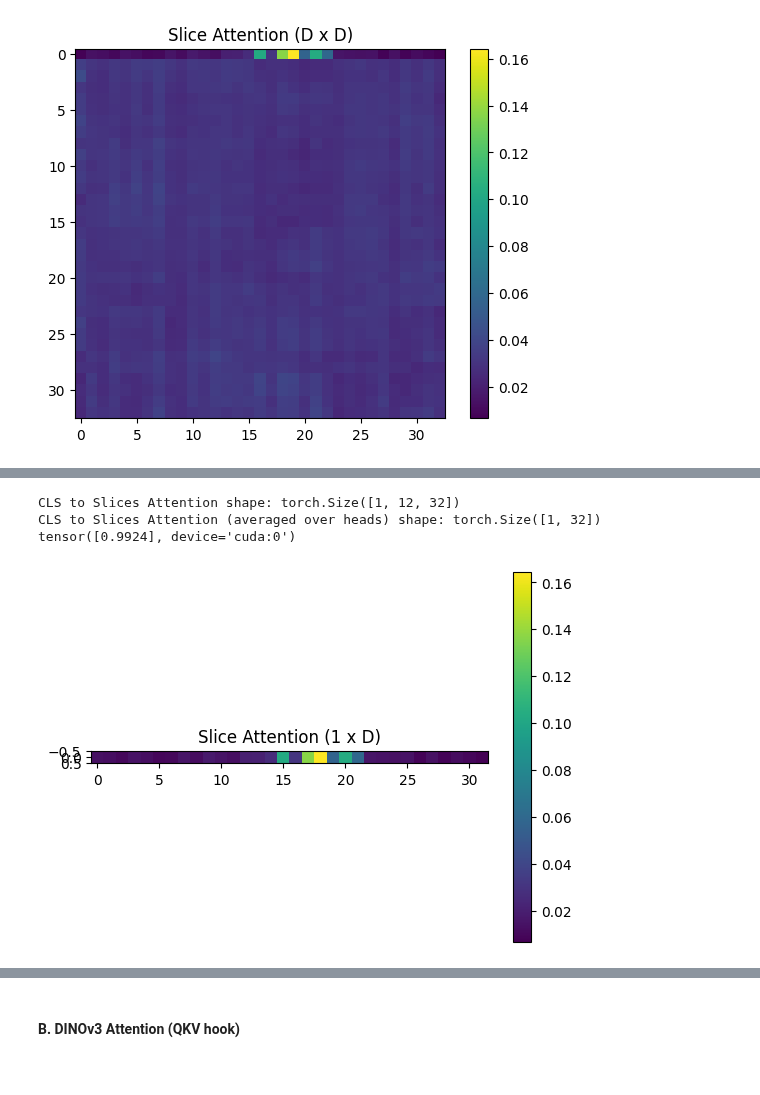
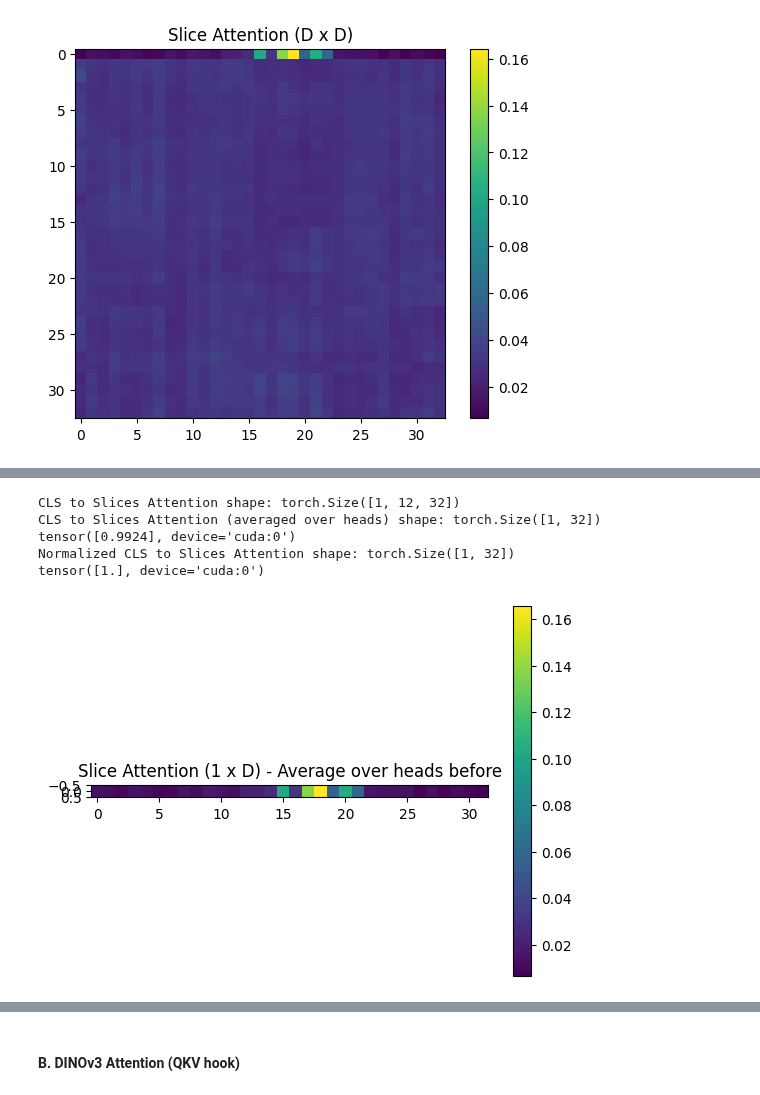
Before and after one commit to friendorus/Faithful-Faithfulness-Evaluations, a Jupyter notebook: scripts/Jupyter_notebook/Attention.ipynb, the cells around one changed output, grey strips where cells are left out. Drawn from its saved outputs; the diff is of its cells as text; code cells hidden in the pictures.

```diff
--- a/scripts/Jupyter_notebook/Attention.ipynb
+++ b/scripts/Jupyter_notebook/Attention.ipynb
@@ -150,26 +137,34 @@ plt.show()
 ![image.png](attachment:image.png)
 ref: https://gitlab.cc-asp.fraunhofer.de/petersen1/odelia-duke-clf/-/blob/main/mst/models/dino.py?ref_type=heads
 # %%
-# [1, 12, 33, 33]  [B, heads, N (i), N (j)] # How much token i attnends to token j
-# i = query token, j = key token
-# Want to extract attention [CLS --> each slice]
-# Get i = 0 -> Query = CLS token, j = 1-32 -> slice tokens (all slices)
+## [1, 12, 33, 33]  [B, heads, N (i), N (j)] # How much token i attnends to token j
+## i = query token, j = key token
+## Want to extract attention [CLS --> each slice]
+    ## Get i = 0 -> Query = CLS token, j = 1-32 -> slice tokens (all slices)
 attn_slices_cls = slice_attn[:, :, 0, 1:]  # [B, heads, N-1] -> CLS token attending to each slice token
 print("CLS to Slices Attention shape:", attn_slices_cls.shape)
 
 attn_slices_cls = attn_slices_cls.mean(dim=1) # average over heads -> [B, N-1]
 print("CLS to Slices Attention (averaged over heads) shape:", attn_slices_cls.shape)
 
 sums = attn_slices_cls.sum(dim=-1)   # [B, N-1] sum over batch -> [N-1]
 print(sums)
 
+# Normalize Attention so that all slice weights sum to 1
+attn_slices_cls /= attn_slices_cls.sum(dim=-1, keepdim=True)  # [B, N-1] normalized
+print("Normalized CLS to Slices Attention shape:", attn_slices_cls.shape)
+sums = attn_slices_cls.sum(dim=-1)   # [B, N-1] sum over batch -> [N-1]
+print(sums)
+
 plt.imshow(attn_slices_cls.cpu())
-plt.title("Slice Attention (1 x D)")
+plt.title("Slice Attention (1 x D) - Average over heads before")
 plt.colorbar()
 plt.show()
 # %% [output]
 CLS to Slices Attention shape: torch.Size([1, 12, 32])
 CLS to Slices Attention (averaged over heads) shape: torch.Size([1, 32])
 tensor([0.9924], device='cuda:0')
+Normalized CLS to Slices Attention shape: torch.Size([1, 32])
+tensor([1.], device='cuda:0')
-[figure, old version]
+[figure, new version]
 # %%
```
Also changed, not shown: parts of 3 cells of this notebook.
